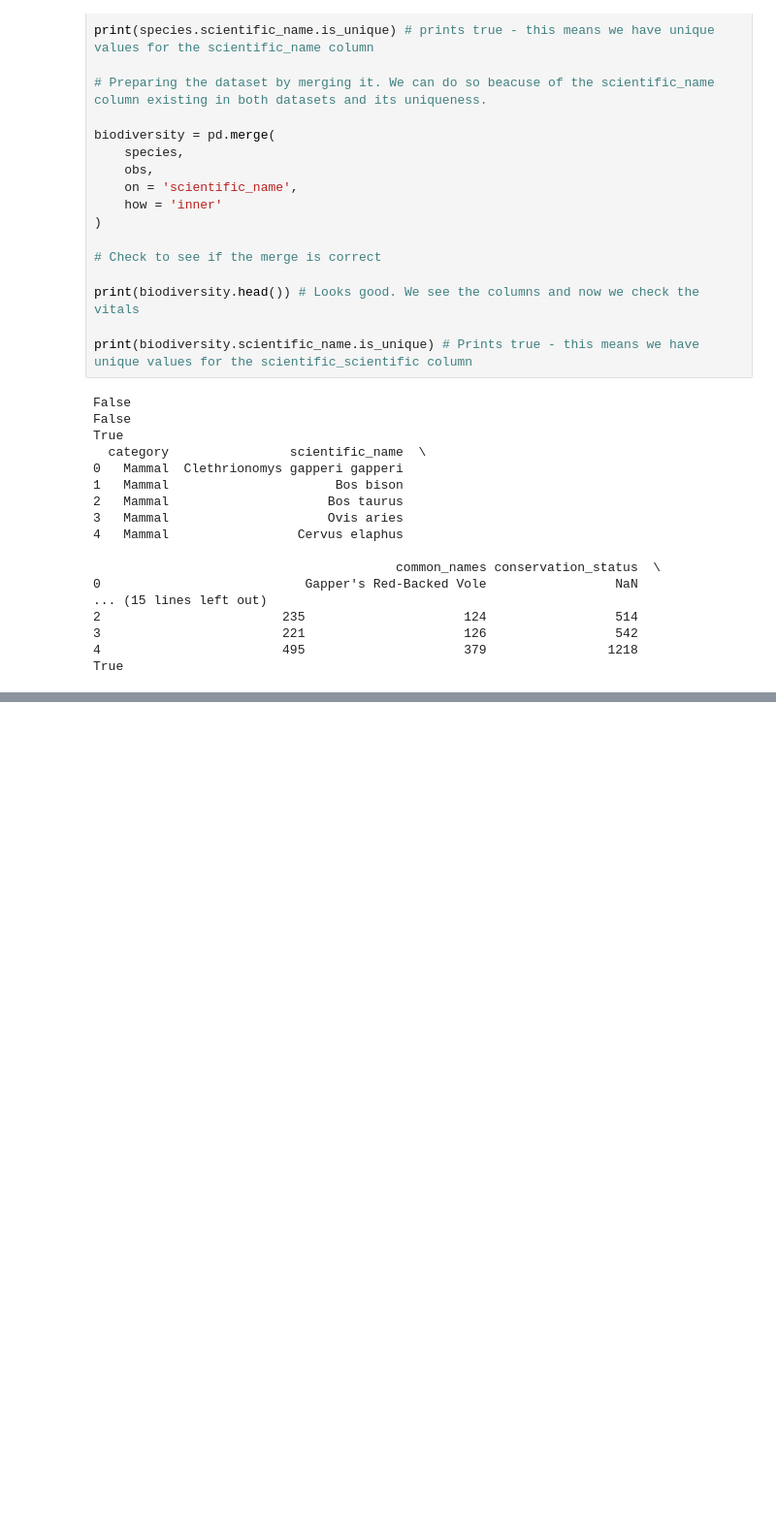
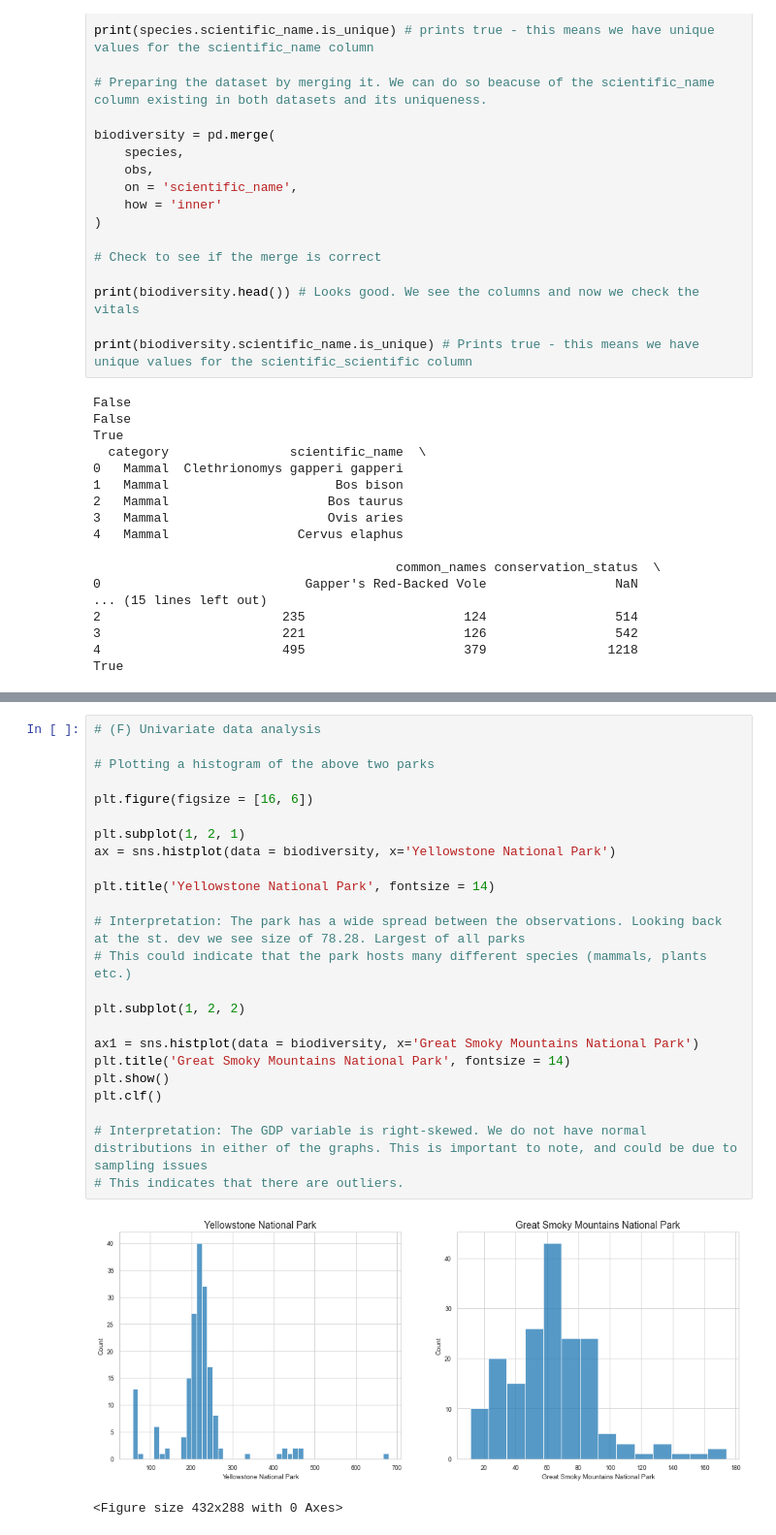
Before and after one commit to albertbanke/Biodiversity, a Jupyter notebook: biodiversity.ipynb, the cells around one changed output, grey strips where cells are left out. Shown at 97% size. Cells and saved outputs as stored; diff of their text form; blank space fills up the shorter version.

```diff
--- a/biodiversity.ipynb
+++ b/biodiversity.ipynb
@@ -237,0 +259,27 @@ plt.clf()
+# %%
+# (F) Univariate data analysis
+
+# Plotting a histogram of the above two parks
+
+plt.figure(figsize = [16, 6])
+
+plt.subplot(1, 2, 1)
+ax = sns.histplot(data = biodiversity, x='Yellowstone National Park')
+
+plt.title('Yellowstone National Park', fontsize = 14)
+
+# Interpretation: The park has a wide spread between the observations. Looking back at the st. dev we see size of 78.28. Largest of all parks
+# This could indicate that the park hosts many different species (mammals, plants etc.)
+
+plt.subplot(1, 2, 2)
+
+ax1 = sns.histplot(data = biodiversity, x='Great Smoky Mountains National Park')
+plt.title('Great Smoky Mountains National Park', fontsize = 14)
+plt.show()
+plt.clf()
+
+# Interpretation: The GDP variable is right-skewed. We do not have normal distributions in either of the graphs. This is important to note, and could be due to sampling issues
+# This indicates that there are outliers.
+# %% [output]
+[figure, added]
+<Figure size 432x288 with 0 Axes>
```
Also changed, not shown: parts of 6 cells of this notebook.
